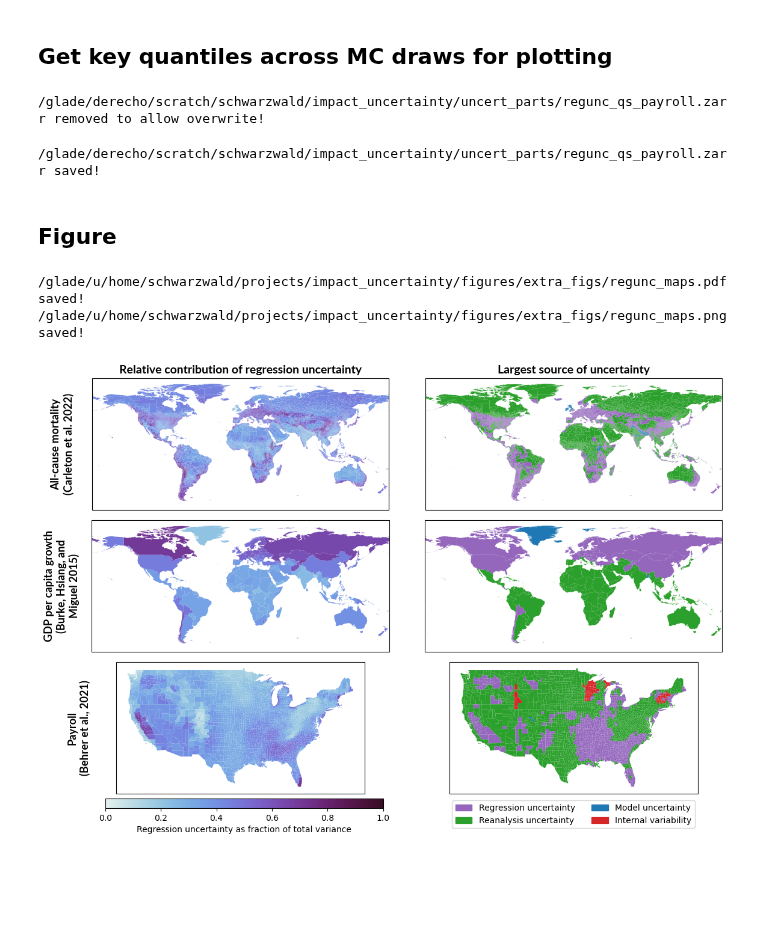
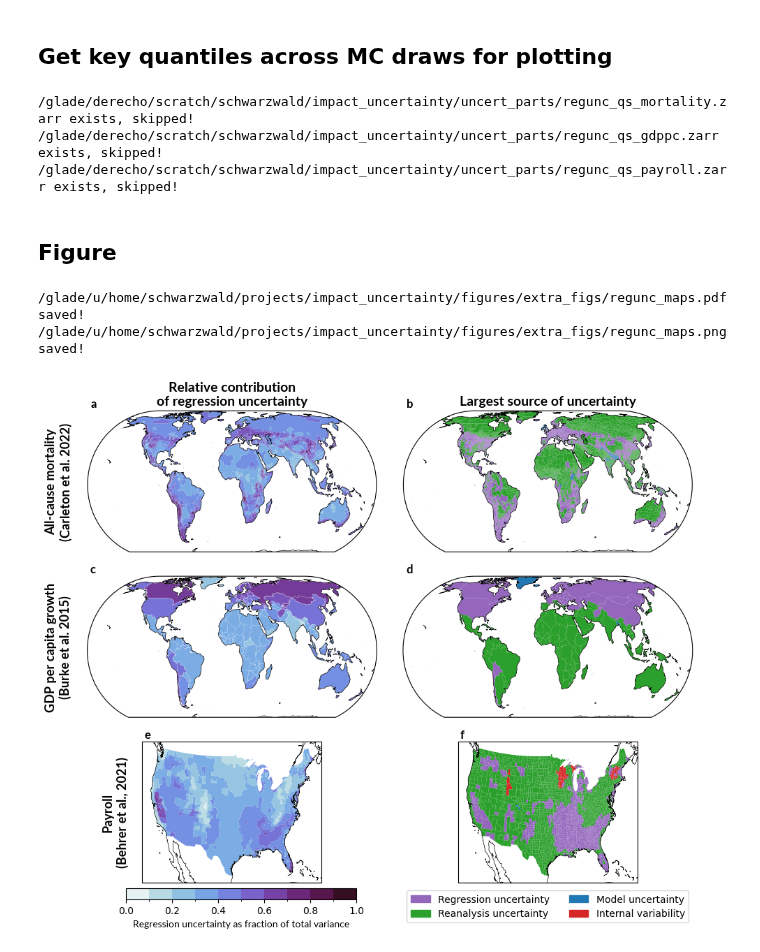
Before and after one commit to ks905383/impact_uncertainty, a Jupyter notebook: code/4b_partition_uncertainty_wregunc.ipynb, the cells around one changed output. Drawn from its saved outputs; the diff is of its cells as text; code cells hidden in the pictures; blank space fills up the shorter version.

Commit message:
figure updates for draft

```diff
--- a/code/4b_partition_uncertainty_wregunc.ipynb
+++ b/code/4b_partition_uncertainty_wregunc.ipynb
@@ -69,7 +79,7 @@ nruns = {'mortality':13,
 # %% [markdown]
 ## Calculate uncertainty with MC draws of regression uncertainty
 # %%
-overwrite = True
+overwrite = False
 keep_idvs_ref_gwl = 2
 
 def project_impact(ds,pred_var = 'tassumpoly',coeff_var = 'coeffs'):
@@ -77,8 +87,7 @@ def project_impact(ds,pred_var = 'tassumpoly',coeff_var = 'coeffs'):
     '''
     return (ds[coeff_var]*ds[pred_var]).sum('pred',skipna=False)
 
-for proc in ['payroll']:#params_proc:
-#for proc in params_proc:
+for proc in params_proc:
     # Get filename of output uncertainty
     output_fn = f'{dir_list['proc']}uncert_parts/uncert_parts_{proc}_wregunc.zarr'
 
@@ -119,7 +128,6 @@ for proc in ['payroll']:#params_proc:
 
     dss = []
     for mod in tqdm(fns):
-    #for mod in ['ACCESS-ESM1-5']:
         tmp_fn = f'{dir_list['proc']}tmp/d{proc}_regMCs_{mod}TMP.zarr'
         if overwrite or (not os.path.exists(tmp_fn+'/.done')):
 
@@ -258,9 +252,8 @@ FGOALS-g3 does not have enough runs for desired panel size, skipping.
 # %% [markdown]
 ## Get key quantiles across MC draws for plotting
 # %%
-overwrite = True
-#for proc in params_proc:
-for proc in ['payroll']:
+overwrite = False
+for proc in params_proc:
     output_fn = f'{dir_list['proc']}uncert_parts/regunc_qs_{proc}.zarr'
 
     if overwrite or (not os.path.exists(output_fn)):
@@ -294,8 +287,9 @@ for proc in ['payroll']:
     else:
         print(output_fn+' exists, skipped!')
 # %% [output]
-/glade/derecho/scratch/schwarzwald/impact_uncertainty/uncert_parts/regunc_qs_payroll.zarr removed to allow overwrite!
+/glade/derecho/scratch/schwarzwald/impact_uncertainty/uncert_parts/regunc_qs_mortality.zarr exists, skipped!
+/glade/derecho/scratch/schwarzwald/impact_uncertainty/uncert_parts/regunc_qs_gdppc.zarr exists, skipped!
+/glade/derecho/scratch/schwarzwald/impact_uncertainty/uncert_parts/regunc_qs_payroll.zarr exists, skipped!
-/glade/derecho/scratch/schwarzwald/impact_uncertainty/uncert_parts/regunc_qs_payroll.zarr saved!
 # %% [markdown]
 ## Figure
 # %%
@@ -338,7 +310,7 @@ output_fn = f'{dir_list['figs']}extra_figs/regunc_maps'
 
 gwl = 2
 
-fig = plt.figure(figsize=(12,8))
+fig = plt.figure(figsize=(10,8))
 
 cat_colors = {'uncreg':'tab:purple',
               'uncobs':'tab:green',
@@ -349,10 +321,15 @@ names = {'uncreg':'Regression uncertainty',
          'uncmod':'Model uncertainty',
          'uncint':'Internal variability'}
 proc_full_names = {'mortality':'All-cause mortality\n(Carleton et al. 2022)',
-                   'gdppc':'GDP per capita growth\n(Burke, Hsiang, and\nMiguel 2015)',
+                   'gdppc':'GDP per capita growth\n(Burke et al. 2015)',
                    'payroll':'Payroll\n(Behrer et al., 2021)'}
 
-cbar_params = {'vmin':0,'vmax':1,'cmap':cmocean.cm.dense}
+projs = {'mortality':ccrs.EckertIV(),
+         'gdppc':ccrs.EckertIV(),
+         'payroll':ccrs.AlbersEqualArea(central_longitude=-100,central_latitude=35)}
+
+
+cbar_params = {'vmin':0,'vmax':1,'cmap':cmocean.cm.dense,'levels':11}
 clabel = 'Regression uncertainty as fraction of total variance'
 
 for row_idx,proc in enumerate(params_proc):
@@ -367,13 +344,32 @@ for row_idx,proc in enumerate(params_proc):
     plot_data = uncerts_all.sel(gwl=gwl,typ='norm',poly_idx=gdf.locid.values).load()
 
     for col_idx in np.arange(0,2):
+        ax = plt.subplot(len(params_proc),2,row_idx*2+col_idx+1,projection=projs[proc])
+        # Subplot label
+        ax.annotate(string.ascii_lowercase[row_idx*2+col_idx],(0.01,1.01),xycoords = 'axes fraction',
+                            fontweight='bold',fontsize=12,va='bottom',font=extra_fonts['lato-bold'])
+
+        ax.coastlines(linewidth=0.5)
+
 
         if col_idx == 0:
-            ax = plt.subplot(len(params_proc),2,row_idx*2+col_idx+1,projection=ccrs.PlateCarree())
-            fig,ax=plot_map(uncerts_all.sel(gwl=2,typ='norm',poly_idx = gdf.locid.values).uncreg,
+
+            if 'levels' in cbar_params:
+                gdf_tmp = gdf.copy()
+                gdf_tmp['colors'] = create_segcmap(uncerts_all.sel(gwl=2,typ='norm',poly_idx = gdf.locid.values).uncreg,
+                                                cbar_params)
+                gdf_tmp = gdf_tmp.dissolve(by='colors').reset_index()
+
+                gdf_tmp.plot(color=gdf_tmp.colors,edgecolor='none',transform=ccrs.PlateCarree(),ax=ax)
+                # Plot national boundaries at least
+                if proc == 'gdppc':
+                    gdf.plot(ax=ax,facecolor='none',edgecolor='w',linewidth=0.1,transform=ccrs.PlateCarree())
+
+            else:
+                fig,ax=plot_map(uncerts_all.sel(gwl=2,typ='norm',poly_idx = gdf.locid.values).uncreg,
                              gdf,**cbar_params,fig=fig,ax=ax)
             if row_idx == 0:
-                ax.set_title('Relative contribution of regression uncertainty',font=extra_fonts['lato-bold'],fontsize=14)
+                ax.set_title('Relative contribution\nof regression uncertainty',font=extra_fonts['lato-bold'],fontsize=14)
             else:
                 ax.set_title('')
 
@@ -382,10 +378,14 @@ for row_idx,proc in enumerate(params_proc):
                     ax.get_position().y0-0.05,
                     ax.get_position().width+0.1,
                     0.02])
-                # Vertical colorbar
-                norm = mpl.colors.Normalize(vmin=cbar_params['vmin'],vmax=cbar_params['vmax'])
+                if 'levels' in cbar_params:
+                    levels = mpl.ticker.MaxNLocator(nbins=cbar_params['levels']).tick_values(cbar_params['vmin'],cbar_params['vmax'])
+                    norm = mpl.colors.BoundaryNorm(levels, ncolors=cbar_params['cmap'].N, clip=True)
+                else:
+                    norm = mpl.colors.Normalize(vmin=cbar_params['vmin'],vmax=cbar_params['vmax'])
                 sm = plt.cm.ScalarMappable(cmap=cbar_params['cmap'],norm=norm)
-                plt.colorbar(sm,cax=cax,label=clabel,orientation='horizontal')
+                cbar = plt.colorbar(sm,cax=cax,label=clabel,orientation='horizontal')
+                cbar.set_label(clabel,font=extra_fonts['lato'])
 
             # Row labels
             if proc == 'payroll':
@@ -398,7 +398,6 @@ for row_idx,proc in enumerate(params_proc):
                             rotation=90,font=extra_fonts['lato-bold'])
 
         elif col_idx == 1:
-            ax = plt.subplot(len(params_proc),2,row_idx*2+col_idx+1,projection=ccrs.PlateCarree())
             # Get which uncertainty source is most important
             srcs = plot_data.to_dataarray()
             src_idxs = nan_argmax_xr(srcs,dim='variable').dropna('poly_idx').astype(int)
@@ -415,31 +414,31 @@ for row_idx,proc in enumerate(params_proc):
             # Merge into gdf
             gdf = gdf.set_index('locid').join(srcs.set_index('locid'))
             gdf = gdf.iloc[(~gdf['colors'].isnull()).values,:]
 
             gdf.plot(color=gdf['colors'],transform=ccrs.PlateCarree(),ax=ax)
 
 
             if row_idx == 0:
                 ax.set_title('Largest source of uncertainty',font=extra_fonts['lato-bold'],fontsize=14)
             else:
                 ax.set_title('')
 
             # Legend
             if row_idx == len(params_proc)-1:
                 handles = [
                     mpatches.Patch(color=color, label=names[label])
                     for label, color in cat_colors.items()
                 ]
                 ax.legend(handles=handles,
                           bbox_to_anchor = (0.5,-0.02),
                           loc = 'upper center',
                           ncol = 2)
 
 plt.tight_layout()
 
 if save_fig:
     utility_print(output_fn)
 # %% [output]
 /glade/u/home/schwarzwald/projects/impact_uncertainty/figures/extra_figs/regunc_maps.pdf saved!
 /glade/u/home/schwarzwald/projects/impact_uncertainty/figures/extra_figs/regunc_maps.png saved!
-[figure, old version]
+[figure, new version]
```
Also changed, not shown: parts of 5 cells of this notebook, 28 other files.
